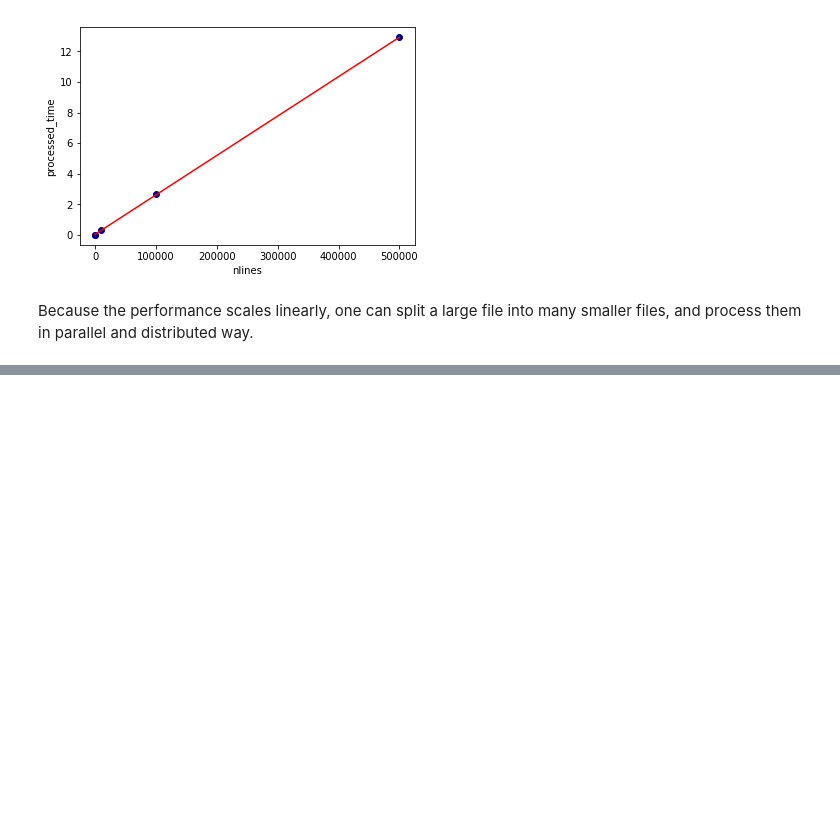
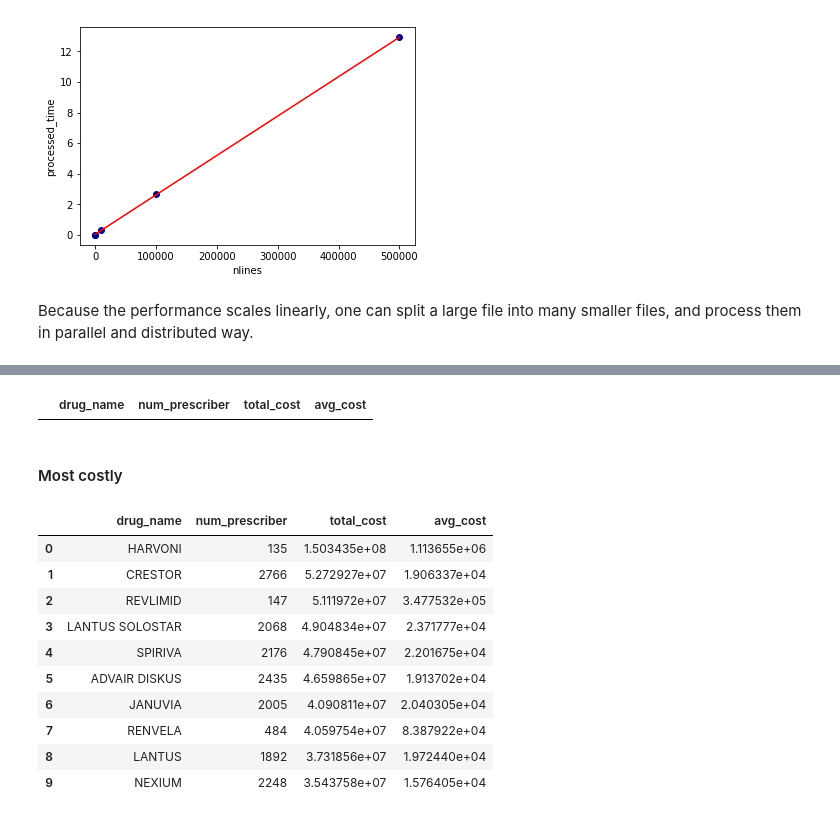
Before and after one commit to wgong/pharma_cnt, a Jupyter notebook: docs/top_drug.ipynb, the cells around one changed output, grey strips where cells are left out. Drawn from its saved outputs; the diff is of its cells as text; code cells hidden in the pictures; blank space fills up the shorter version.

```diff
--- a/docs/top_drug.ipynb
+++ b/docs/top_drug.ipynb
@@ -34,0 +39,4 @@ df = pd.read_csv('top_cost_drug-500k.txt')
+# %%
+df[df['num_prescriber'] < 1]
+# %% [output]
+|  | drug_name | num_prescriber | total_cost | avg_cost |
@@ -35 +45,17 @@ df = pd.read_csv('top_cost_drug-500k.txt')
+# %% [markdown]
+#### Most costly
+# %%
+df.sort_values('total_cost', ascending=False).head(10)
+# %% [output]
+|  | drug_name | num_prescriber | total_cost | avg_cost |
+| 0 | HARVONI | 135 | 1.503435e+08 | 1.113655e+06 |
+| 1 | CRESTOR | 2766 | 5.272927e+07 | 1.906337e+04 |
+| 2 | REVLIMID | 147 | 5.111972e+07 | 3.477532e+05 |
+| 3 | LANTUS SOLOSTAR | 2068 | 4.904834e+07 | 2.371777e+04 |
+| 4 | SPIRIVA | 2176 | 4.790845e+07 | 2.201675e+04 |
+| 5 | ADVAIR DISKUS | 2435 | 4.659865e+07 | 1.913702e+04 |
+| 6 | JANUVIA | 2005 | 4.090811e+07 | 2.040305e+04 |
+| 7 | RENVELA | 484 | 4.059754e+07 | 8.387922e+04 |
+| 8 | LANTUS | 1892 | 3.731856e+07 | 1.972440e+04 |
+| 9 | NEXIUM | 2248 | 3.543758e+07 | 1.576405e+04 |
 # %%
```
Also changed, not shown: parts of 16 cells of this notebook, 3 other files.
